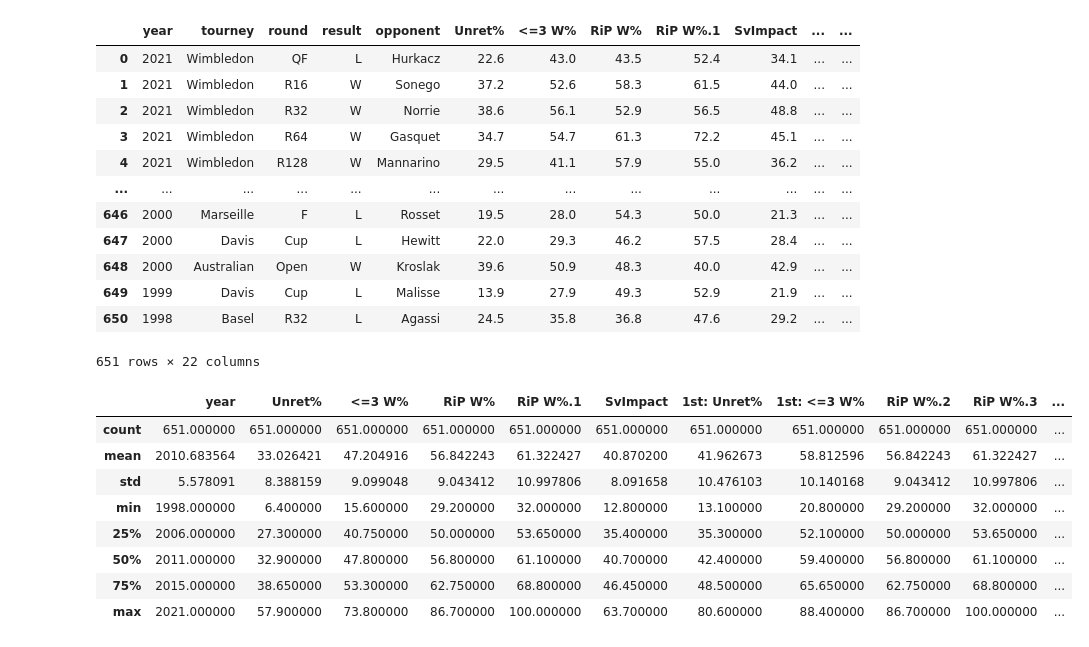
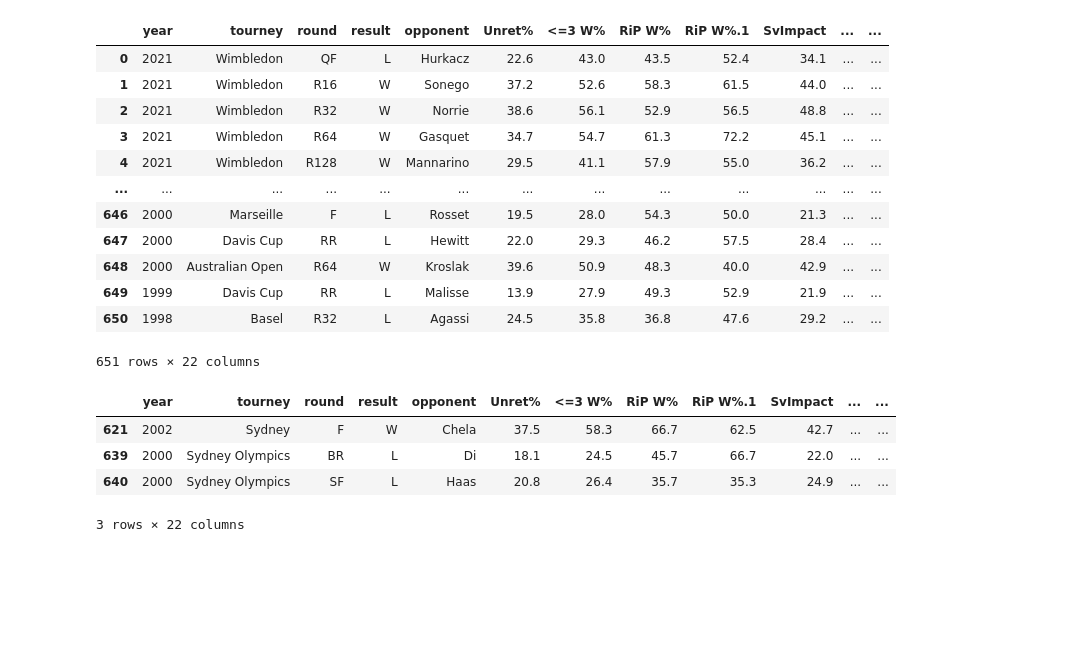
Before and after one commit to altairaguelo/tennis_serve_data_analysis, a Jupyter notebook: fed_data_cleaining.ipynb, the cells around one changed output. Saved outputs shown, nothing was run; the diff lists cells and outputs as text; code cells hidden in the pictures; blank space fills up the shorter version.

```diff
--- a/fed_data_cleaining.ipynb
+++ b/fed_data_cleaining.ipynb
@@ -2,6 +2,6 @@
 import pandas as pd
 import numpy as np
 # %%
-fed = pd.read_csv('/Users/dan/Documents/GitHub/Group053_SP25/federer_serve_chart.csv')
+fed = pd.read_csv('federer_serve_chart.csv')
 fed.drop(columns=['Unnamed: 0'], inplace=True)
 fed = fed.replace('-', np.NaN)
@@ -24,20 +40,16 @@ fed
 | 4 | 2021 | Wimbledon | R128 | W | Mannarino | 29.5 | 41.1 | 57.9 | 55.0 | 36.2 | ... | ... |
 | ... | ... | ... | ... | ... | ... | ... | ... | ... | ... | ... | ... | ... |
 | 646 | 2000 | Marseille | F | L | Rosset | 19.5 | 28.0 | 54.3 | 50.0 | 21.3 | ... | ... |
-| 647 | 2000 | Davis | Cup | L | Hewitt | 22.0 | 29.3 | 46.2 | 57.5 | 28.4 | ... | ... |
-| 648 | 2000 | Australian | Open | W | Kroslak | 39.6 | 50.9 | 48.3 | 40.0 | 42.9 | ... | ... |
-| 649 | 1999 | Davis | Cup | L | Malisse | 13.9 | 27.9 | 49.3 | 52.9 | 21.9 | ... | ... |
+| 647 | 2000 | Davis Cup | RR | L | Hewitt | 22.0 | 29.3 | 46.2 | 57.5 | 28.4 | ... | ... |
+| 648 | 2000 | Australian Open | R64 | W | Kroslak | 39.6 | 50.9 | 48.3 | 40.0 | 42.9 | ... | ... |
+| 649 | 1999 | Davis Cup | RR | L | Malisse | 13.9 | 27.9 | 49.3 | 52.9 | 21.9 | ... | ... |
 | 650 | 1998 | Basel | R32 | L | Agassi | 24.5 | 35.8 | 36.8 | 47.6 | 29.2 | ... | ... |
 651 rows × 22 columns
 # %%
-fed.describe()
+fed[fed.tourney.str.contains('Sydney')].head(10)
 # %% [output]
-|  | year | Unret% | <=3 W% | RiP W% | RiP W%.1 | SvImpact | 1st: Unret% | 1st: <=3 W% | RiP W%.2 | RiP W%.3 | ... |
-| count | 651.000000 | 651.000000 | 651.000000 | 651.000000 | 651.000000 | 651.000000 | 651.000000 | 651.000000 | 651.000000 | 651.000000 | ... |
-| mean | 2010.683564 | 33.026421 | 47.204916 | 56.842243 | 61.322427 | 40.870200 | 41.962673 | 58.812596 | 56.842243 | 61.322427 | ... |
-| std | 5.578091 | 8.388159 | 9.099048 | 9.043412 | 10.997806 | 8.091658 | 10.476103 | 10.140168 | 9.043412 | 10.997806 | ... |
-| min | 1998.000000 | 6.400000 | 15.600000 | 29.200000 | 32.000000 | 12.800000 | 13.100000 | 20.800000 | 29.200000 | 32.000000 | ... |
-| 25% | 2006.000000 | 27.300000 | 40.750000 | 50.000000 | 53.650000 | 35.400000 | 35.300000 | 52.100000 | 50.000000 | 53.650000 | ... |
-| 50% | 2011.000000 | 32.900000 | 47.800000 | 56.800000 | 61.100000 | 40.700000 | 42.400000 | 59.400000 | 56.800000 | 61.100000 | ... |
-| 75% | 2015.000000 | 38.650000 | 53.300000 | 62.750000 | 68.800000 | 46.450000 | 48.500000 | 65.650000 | 62.750000 | 68.800000 | ... |
-| max | 2021.000000 | 57.900000 | 73.800000 | 86.700000 | 100.000000 | 63.700000 | 80.600000 | 88.400000 | 86.700000 | 100.000000 | ... |
+|  | year | tourney | round | result | opponent | Unret% | <=3 W% | RiP W% | RiP W%.1 | SvImpact | ... | ... |
+| 621 | 2002 | Sydney | F | W | Chela | 37.5 | 58.3 | 66.7 | 62.5 | 42.7 | ... | ... |
+| 639 | 2000 | Sydney Olympics | BR | L | Di | 18.1 | 24.5 | 45.7 | 66.7 | 22.0 | ... | ... |
+| 640 | 2000 | Sydney Olympics | SF | L | Haas | 20.8 | 26.4 | 35.7 | 35.3 | 24.9 | ... | ... |
+3 rows × 22 columns
```
Also changed, not shown: parts of 8 cells of this notebook.
